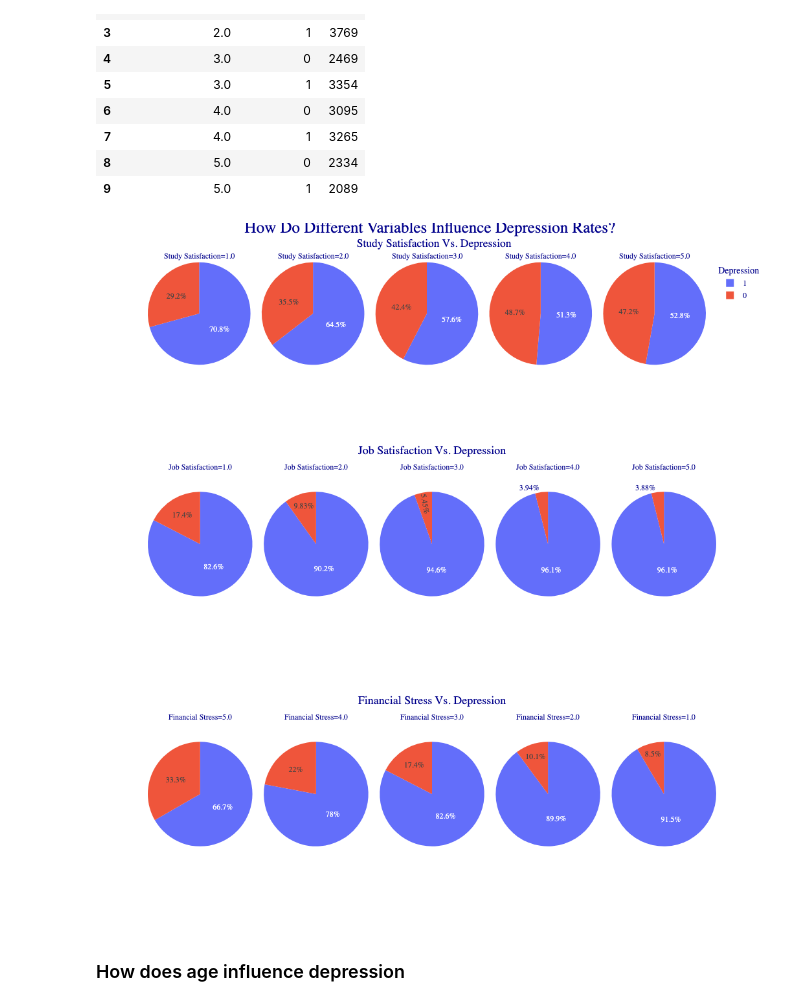
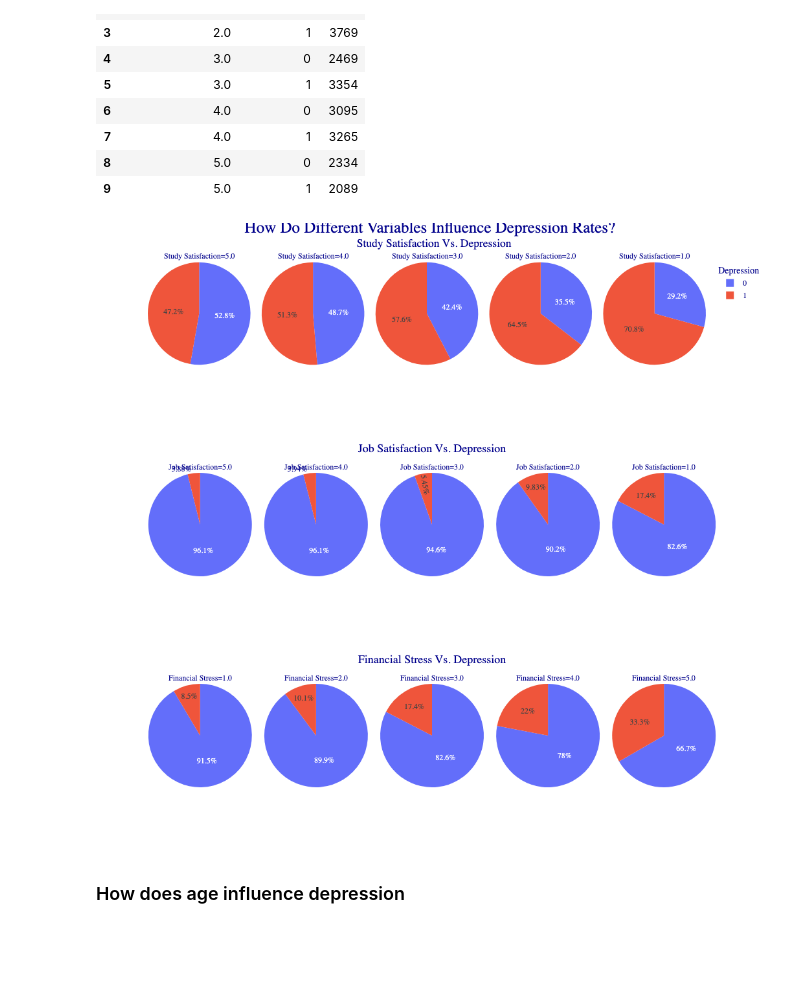
Before and after one commit to urielmartinez09/Project, a Jupyter notebook: SebastianTK.ipynb, the cells around one changed output. Drawn from its saved outputs; the diff is of its cells as text; code cells hidden in the pictures; blank space fills up the shorter version.

```diff
--- a/SebastianTK.ipynb
+++ b/SebastianTK.ipynb
@@ -35,36 +35,25 @@ DF.groupby(['Study Satisfaction', 'Depression']).size().reset_index(name='count'
 | 8 | 5.0 | 0 | 2334 |
 | 9 | 5.0 | 1 | 2089 |
 # %%
-## The following code creates a line of pie charts, specifically five that show the percentage of people that are depressed
-## depending on how satisfied they feel about their studies (using responses from a survey) on a scale of 1-5
-
-## After creating this graph, I repeated the same exact graph two more times, however each time I changed the variable that
-## is being compared to depression rates to see how other variables affect depression. Specifically, The other two collection of
-## pie charts arecomparing depression with job satisfaction, as well as financial stress.
-## Because the process is the same between the three groups of pie charts I will only explain how I did the first one line by
-## line, however in the other pie charts I will only point out the differences and not explain each part again
-
-
-## This code creates a new data set that will be used for the pie chart. It uses value_counts() to create a data set that
-
-
 DF_Depression_Influence = (
-DF.value_counts(subset=['Study Satisfaction', 'Depression']).reset_index(name='count').sort_values(by='Study Satisfaction', ascending=True)
+DF.value_counts(subset=['Study Satisfaction', 'Depression']).reset_index(name='count').sort_values(by='Study Satisfaction', ascending=False)
 
 )
 
-fig = px.pie(DF_Depression_Influence,
+fig1 = px.pie(DF_Depression_Influence,
     values='count',
     names = 'Depression',
     facet_col='Study Satisfaction',
     color = 'Depression',
+    category_orders={'Depression' : [0,1]},
+
 )
 
 
-fig.update_layout(
+fig1.update_layout(
     template='ggplot2',
                   legend_title='Depression',
-                  width=1000,
+                  width=900,
                   height=300,
 
     title={
@@ -79,64 +68,72 @@ fig.update_layout(
     font={'family':"Times",'size':12,'color':"Darkblue"}
                       )
 
-fig.show()
+fig1.show()
 
 
 DF_Depression_Influence = (
-DF.value_counts(subset=['Job Satisfaction', 'Depression']).reset_index(name='count').sort_values(by='Job Satisfaction', ascending=True)
+DF.value_counts(subset=['Job Satisfaction', 'Depression']).reset_index(name='count').sort_values(by='Job Satisfaction', ascending=False)
 
 )
 
-fig = px.pie(DF_Depression_Influence,
+fig2 = px.pie(DF_Depression_Influence,
     values='count',
     facet_col='Job Satisfaction',
     color = 'Depression',
     facet_col_wrap = 5,
+    category_orders={'Depression' : [1,0]},
+
 )
 
 
-fig.update_layout(
+fig2.update_layout(
+                  width=900,
+                  height=300,
     title={
         'font': dict(size=18),
         'text': "Job Satisfaction Vs. Depression",
         'x': 0.5,  # Center the title horizontally
         'y': 0.95,  # Adjust vertical position (closer to top)
     },
         font={'family':"Times",'size':12,'color':"Darkblue"}
 
 )
-fig.show()
+fig2.show()
 
 
 DF_Depression_Influence = (
-DF.value_counts(subset=['Financial Stress', 'Depression']).reset_index(name='count').sort_values(by='Financial Stress', ascending=False)
+DF.value_counts(subset=['Financial Stress', 'Depression']).reset_index(name='count').sort_values(by='Financial Stress', ascending=True)
 
 )
 
-fig = px.pie(DF_Depression_Influence,
+fig3 = px.pie(DF_Depression_Influence,
     values='count',
     facet_col='Financial Stress',
     color = 'Depression',
     facet_col_wrap = 5,
+    category_orders={'Depression' : [1,0]},
+
 )
 
 
-fig.update_layout(
+fig3.update_layout(
+                  width=900,
+                  height=300,
     title={
         'font': dict(size=18),
         'text': "Financial Stress Vs. Depression",
         'x': 0.5,  # Center the title horizontally
         'y': 0.95,  # Adjust vertical position (closer to top)
     },
         font={'family':"Times",'size':12,'color':"Darkblue"}
 
 )
 
-fig.show()
+fig3.show()
 # %% [output]
-[figure, old version]
+[figure, new version]
-[figure, old version]
+[figure, new version]
-[figure, old version]
+[figure, new version]
 # %% [markdown]
 ### How does age influence depression
 # %%
```
Also changed, not shown: parts of 1 cell of this notebook.
